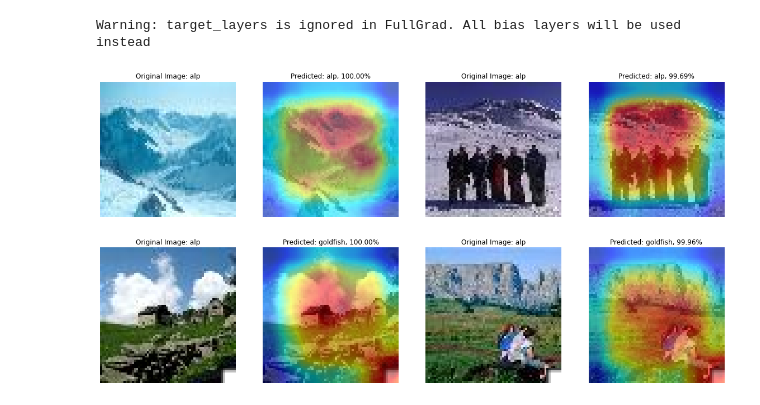
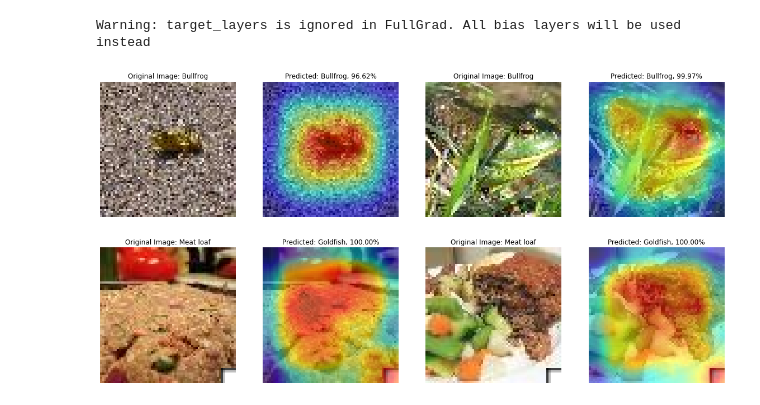
Before and after one commit to SCLBD/BackdoorBench, a Jupyter notebook: visualization/Visualization_demo.ipynb, the cells around one changed output. Cells and saved outputs as stored; diff of their text form; code cells hidden in the pictures.

Commit message:
Capitalized class names and change the record directory

```diff
--- a/visualization/Visualization_demo.ipynb
+++ b/visualization/Visualization_demo.ipynb
@@ -86,8 +86,8 @@ with open(args.yaml_path, "r") as stream:
     config = yaml.safe_load(stream)
 config.update({k: v for k, v in args.__dict__.items() if v is not None})
 args.__dict__ = config
-args.result_file_attack = "badnet_preactresnet18_tiny_0_05"
-args.result_file_defense = "badnet_preactresnet18_tiny_0_05/ac"
+args.result_file_attack = "tiny_preactresnet18_badnet_0_05"
+args.result_file_defense = "None"
 args.dataset = "tiny"
 args = preprocess_args(args)
 
@@ -352,23 +353,23 @@ Warning: target_layers is ignored in FullGrad. All bias layers will be used inst
 # %%
 
 fig, axes = plt.subplots(nrows=2, ncols=4, figsize=(20, 10))
 for im in range(4):
     grayscale_cam = grayscale_cam_full[im, :]
     rgb_image = np.swapaxes(
         np.swapaxes(denormalizer(test_images[im]).cpu().numpy(), 0, 1), 1, 2
     )
     rgb_image[rgb_image < 1e-12] = 1e-12
     visual_cam = show_cam_on_image(rgb_image, grayscale_cam, use_rgb=True)
     axes[im // 2, im % 2 * 2].imshow(rgb_image)
     axes[im // 2, im % 2 * 2].axis("off")
     axes[im // 2, im % 2 * 2].set_title(
-        "Original Image: %s" % (class_names[test_label[im]])
+        "Original Image: %s" % (class_names[test_label[im]].capitalize())
     )
     axes[im // 2, im % 2 * 2 + 1].imshow(visual_cam)
     axes[im // 2, im % 2 * 2 + 1].axis("off")
     axes[im // 2, im % 2 * 2 + 1].set_title(
-        "Predicted: %s, %.2f%%" % (class_names[pre_label[im]], pre_p[im] * 100)
+        "Predicted: %s, %.2f%%" % (class_names[pre_label[im]].capitalize(), pre_p[im] * 100)
     )
 plt.savefig(args.save_path + "/gracam.png")
 # %% [output]
-[figure, old version]
+[figure, new version]
```
Also changed, not shown: parts of 7 cells of this notebook, 2 other files.
